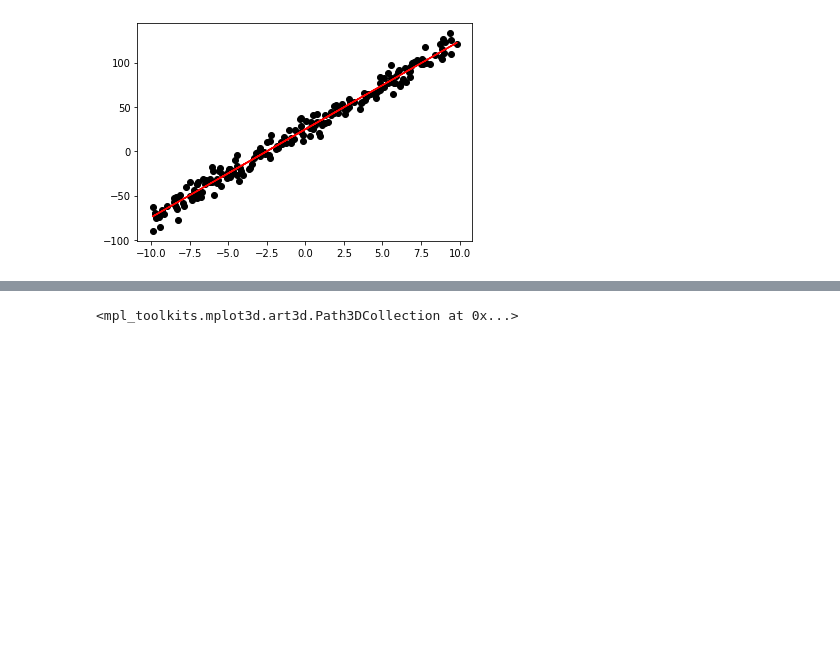
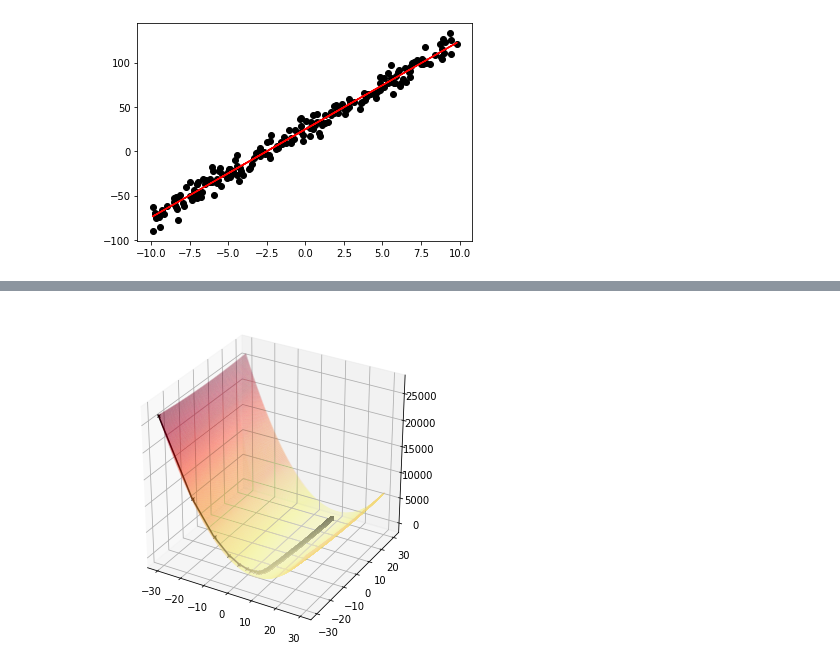
Before and after one commit to chunghyunhee/class_Machine_learing, a Jupyter notebook: assignment_3.ipynb, the cells around one changed output, grey strips where cells are left out. Saved outputs shown, nothing was run; the diff lists cells and outputs as text; code cells hidden in the pictures; blank space fills up the shorter version.

```diff
--- a/assignment_3.ipynb
+++ b/assignment_3.ipynb
@@ -211,6 +192,9 @@ ax.scatter(theta0, theta1, cost_function, c=np.abs(cost_function),alpha=0.3)
-# %%
-#gradient descent하는 과정 시각화
-ax.scatter(theta0, theta1, cost_function, c=np.abs(cost_function),alpha=0.3)
-ax.scatter([x[0] for x in theta_history], [x[1] for x in theta_history], J_history,'bo-')
-# %% [output]
-<mpl_toolkits.mplot3d.art3d.Path3DCollection at 0x...>
+# %%
+# gradient descent 과정의 visualize
+fig = plt.figure(figsize=(6,6))
+ax = fig.gca(projection='3d')
+ax.scatter(theta0,theta1,cost_function,c=np.abs(cost_function),cmap=plt.get_cmap('YlOrRd'),s=0.001)
+plt.plot(theta0_history,theta1_history,J_history,'kx-',markersize=3)
+plt.show()
+# %% [output]
+[figure, added]
```
Also changed, not shown: parts of 10 cells of this notebook.
